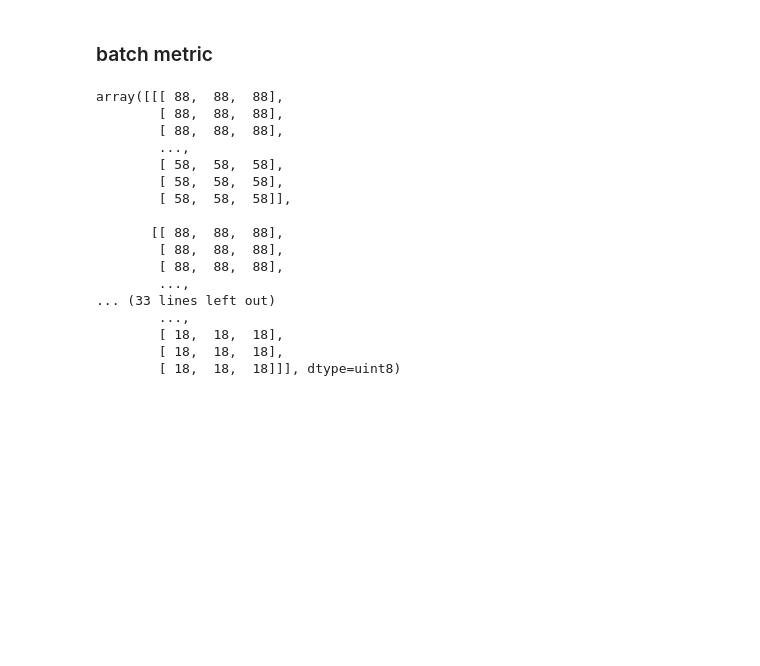
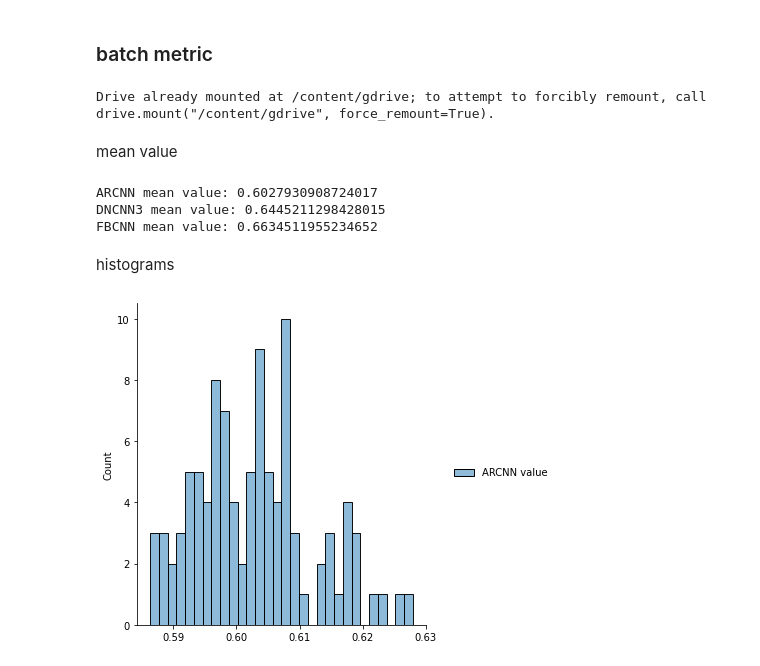
Before and after one commit to Abletobetable/lanit-2022-traffic, a Jupyter notebook: feature_detection.ipynb, the cells around one changed output. Drawn from its saved outputs; the diff is of its cells as text; code cells hidden in the pictures; blank space fills up the shorter version.

```diff
--- a/feature_detection.ipynb
+++ b/feature_detection.ipynb
@@ -317,22 +375,41 @@ descriptors distance between matching features in 1 pixel radius
 # %% [markdown]
 ### batch metric
-# %%
-cv2.imread('/content/compressed/0000000000_compressed.jpg')
-# %% [output]
-array([[[ 88,  88,  88],
-        [ 88,  88,  88],
-        [ 88,  88,  88],
-        ...,
-        [ 58,  58,  58],
-        [ 58,  58,  58],
-        [ 58,  58,  58]],
-
-       [[ 88,  88,  88],
-        [ 88,  88,  88],
-        [ 88,  88,  88],
-        ...,
-... (33 lines left out)
-        ...,
-        [ 18,  18,  18],
-        [ 18,  18,  18],
-        [ 18,  18,  18]]], dtype=uint8)
+# %%
+# if need to load from google drive
+drive.mount('/content/gdrive')
+
+results = 'arcnn_values'
+with ZipFile(f'/content/gdrive/MyDrive/{results}.zip', 'r') as dataset_zip:
+    dataset_zip.extractall(f'/content/results')
+
+results = 'fbcnn_values'
+with ZipFile(f'/content/gdrive/MyDrive/{results}.zip', 'r') as dataset_zip:
+    dataset_zip.extractall(f'/content/results')
+
+results = 'dncnn_values'
+with ZipFile(f'/content/gdrive/MyDrive/{results}.zip', 'r') as dataset_zip:
+    dataset_zip.extractall(f'/content/results')
+# %% [output]
+Drive already mounted at /content/gdrive; to attempt to forcibly remount, call drive.mount("/content/gdrive", force_remount=True).
+# %% [markdown]
+mean value
+# %%
+arcnn = np.array(list(map(float, np.load('/content/results/arcnn_values.npy'))))
+fbcnn = np.array(list(map(float, np.load('/content/results/fbcnn_values.npy'))))
+dncnn = np.array(list(map(float, np.load('/content/results/dncnn_values.npy'))))
+
+print('ARCNN mean value:', np.mean(arcnn))
+print('DNCNN3 mean value:', np.mean(dncnn))
+print('FBCNN mean value:', np.mean(fbcnn))
+# %% [output]
+ARCNN mean value: 0.6027930908724017
+DNCNN3 mean value: 0.6445211298428015
+FBCNN mean value: 0.6634511955234652
+# %% [markdown]
+histograms
+# %%
+data = pd.DataFrame({'ARCNN value': arcnn})
+displot = sns.displot(data, bins = 30)
+plt.show()
+# %% [output]
+[figure, added]
```
Also changed, not shown: parts of 11 cells of this notebook.
